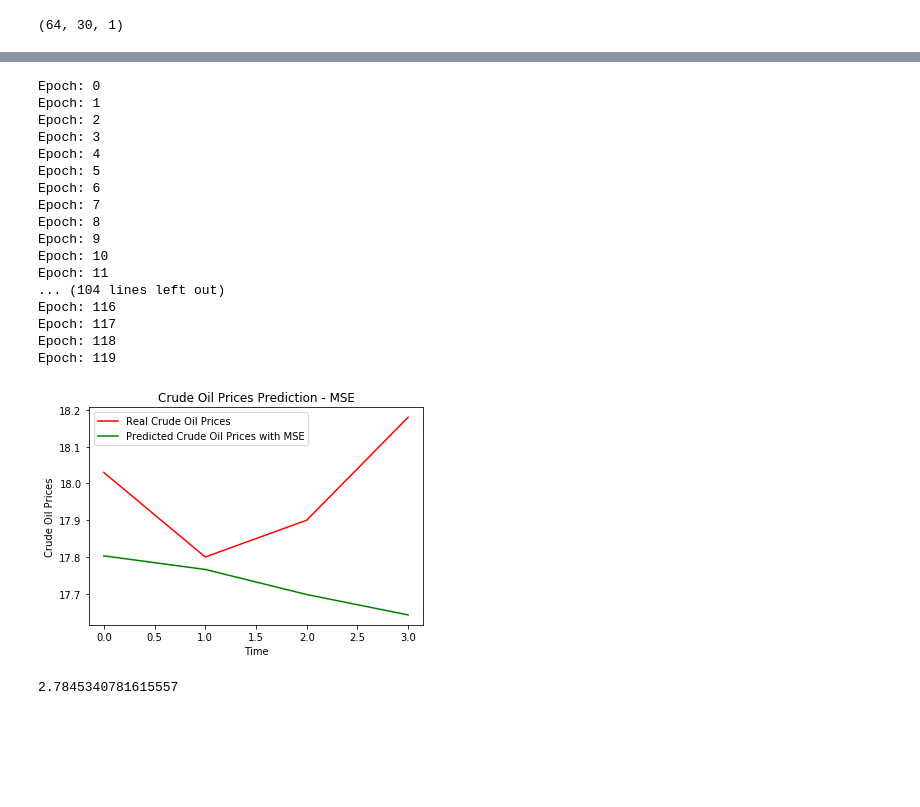
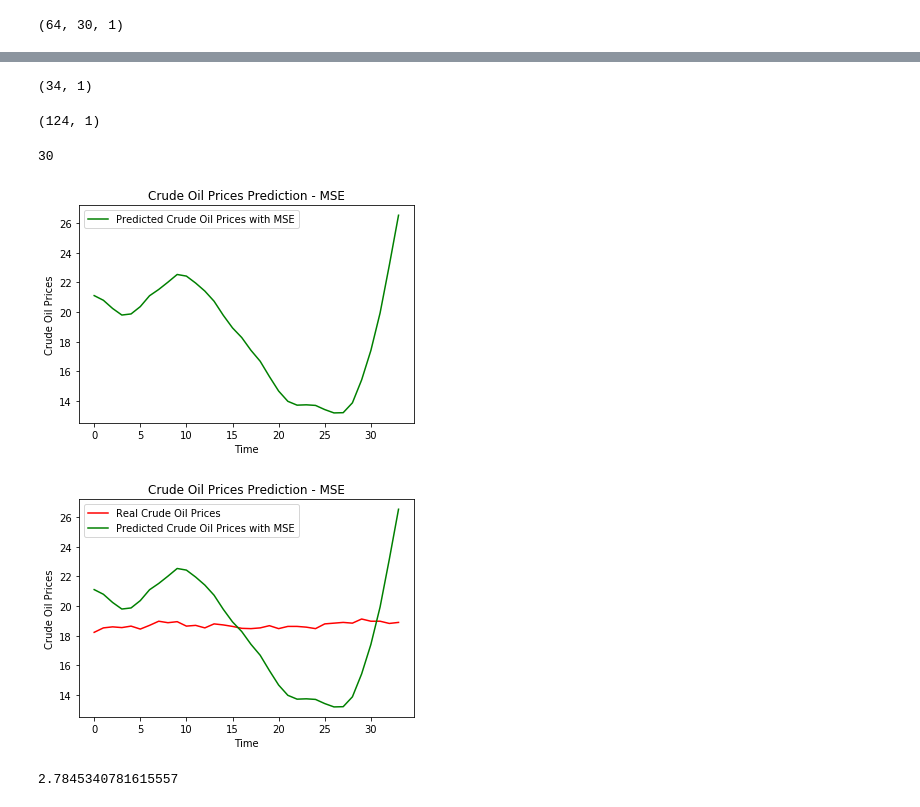
Before and after one commit to anirbankonar123/TimeSeriesAnalysis, a Jupyter notebook: TimeSeries_LSTM_OilPrice.ipynb, the cells around one changed output, grey strips where cells are left out. Drawn from its saved outputs; the diff is of its cells as text; code cells hidden in the pictures; blank space fills up the shorter version.

```diff
--- a/TimeSeries_LSTM_OilPrice.ipynb
+++ b/TimeSeries_LSTM_OilPrice.ipynb
@@ -11,7 +11,7 @@ import pandas as pd
 import matplotlib.pyplot as plt
 %matplotlib inline
 # %%
-df_data_1 = pd.read_csv('/home/anirban/Downloads/DCOILBRENTEU.csv')
+df_data_1 = pd.read_csv('/home/anirban/Downloads/DCOILBRENTEU_11Oct.csv')
 df_data_1.head()
 # %% [output]
 |  | DATE | DCOILBRENTEU |
@@ -269,13 +268,14 @@ print(parameters)
 840
 # %%
 #Statefull
+
 for i in range(epochs):
-    print("Epoch: " + str(i))
+    #print("Epoch: " + str(i))
     #run through all data but the cell, hidden state are used for the next batch.
-    regressor_mae.fit(X_train, y_train, shuffle=False, epochs = 1, batch_size = batch_size)
+    regressor_mae.fit(X_train, y_train, shuffle=False, epochs = 1, batch_size = batch_size, verbose=0)
     #resets only the states but the weights, cell and hidden are kept.
     regressor_mae.reset_states()
 
 #Stateless
 #between the batches the cell and hidden states are lost.
-#regressor_mae.fit(X_train, y_train, shuffle=False, epochs = epochs, batch_size = batch_size)
+#regressor_mae.fit(X_train, y_train, shuffle=False, epochs = epochs, batch_size = batch_size,verbose=0)
@@ -302,7 +284,7 @@ Train on 1088 samples
 regressor_mae.save(filepath="my_model_with_mae_30_ts.h5")
 # %%
 #load model
-regressor_mae = load_model(filepath="my_model_with_mae_30_ts.h5")
+regressor_mae = tf.keras.models.load_model(filepath="my_model_with_mae_30_ts.h5")
 # %%
 def get_test_length(dataset, batch_size):
 
@@ -466,22 +466,4 @@ for i in range(epochs):
     #print("Epoch: " + str(i))
     regressor_mse.fit(X_train, y_train, shuffle=False, epochs = 1, batch_size = batch_size, verbose=0)
     regressor_mse.reset_states()
-# %% [output]
-Epoch: 0
-Epoch: 1
-Epoch: 2
-Epoch: 3
-Epoch: 4
-Epoch: 5
-Epoch: 6
-Epoch: 7
-Epoch: 8
-Epoch: 9
-Epoch: 10
-Epoch: 11
-... (104 lines left out)
-Epoch: 116
-Epoch: 117
-Epoch: 118
-Epoch: 119
 # %%
@@ -489,6 +470,6 @@ Epoch: 119
 regressor_mse.save(filepath="my_model_with_mse_30_ts.h5")
 # %%
-regressor_mse = load_model(filepath="my_model_with_mse_30_ts.h5")
+regressor_mse = tf.keras.models.load_model(filepath="my_model_with_mse_30_ts.h5")
 # %%
 predicted_bcg_values_test_mse = regressor_mse.predict(X_test, batch_size=batch_size)
 regressor_mse.reset_states()
@@ -504,14 +485,26 @@ for j in range(0, testset_length - timesteps):
     pred_mse = np.append(pred_mse, predicted_bcg_values_test_mse[j, timesteps-1])
 
 pred_mse = np.reshape(pred_mse, (pred_mse.shape[0], 1))
+# %%
+pred_mse.shape
+# %% [output]
+(34, 1)
+# %%
+test_set.shape
+# %% [output]
+(124, 1)
+# %%
+timesteps
+# %% [output]
+30
 # %%
 # Visualising the results
-plt.plot(test_set[timesteps:len(pred_mse)].astype(float), color = 'red', label = 'Real Crude Oil Prices')
-plt.plot(pred_mse[0:len(pred_mse) - timesteps], color = 'green', label = 'Predicted Crude Oil Prices with MSE')
+#plt.plot(test_set[timesteps:len(pred_mse)].astype(float), color = 'red', label = 'Real Crude Oil Prices')
+plt.plot(pred_mse, color = 'green', label = 'Predicted Crude Oil Prices with MSE')
 plt.title('Crude Oil Prices Prediction - MSE')
 plt.xlabel('Time')
 plt.ylabel('Crude Oil Prices')
 plt.legend()
 plt.show()
 # %% [output]
-[figure, old version]
+[figure, new version]
@@ -518,3 +513,14 @@ plt.show()
+# %%
+# Visualising the results
+plt.plot(data_test.astype(float), color = 'red', label = 'Real Crude Oil Prices')
+plt.plot(pred_mse, color = 'green', label = 'Predicted Crude Oil Prices with MSE')
+plt.title('Crude Oil Prices Prediction - MSE')
+plt.xlabel('Time')
+plt.ylabel('Crude Oil Prices')
+plt.legend()
+plt.show()
+# %% [output]
+[figure, added]
 # %%
 from sklearn.metrics import mean_squared_error
 rmse = math.sqrt(mean_squared_error(test_set[timesteps:len(pred_mse)], pred_mse[0:len(pred_mse) - timesteps]))
```
Also changed, not shown: parts of 25 cells of this notebook, 4 other files.
